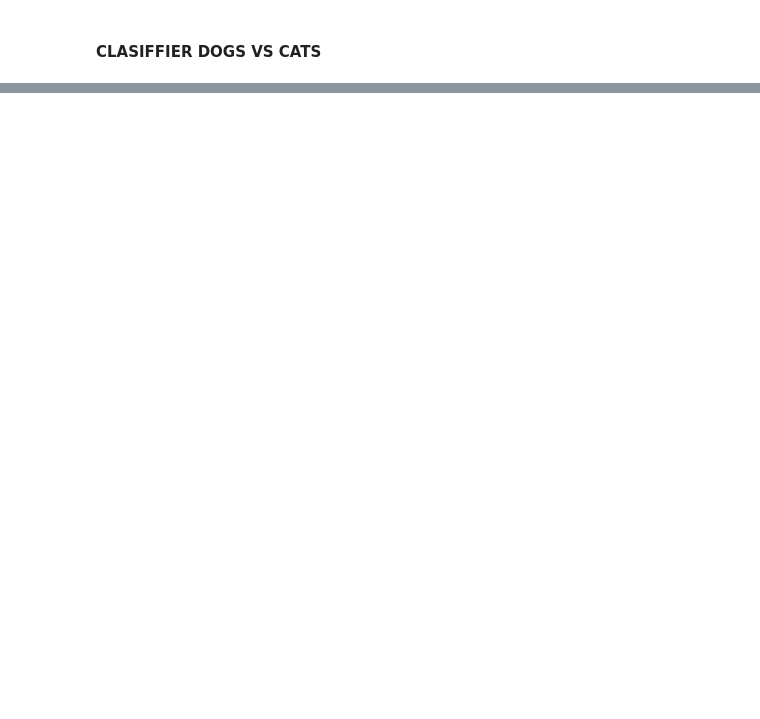
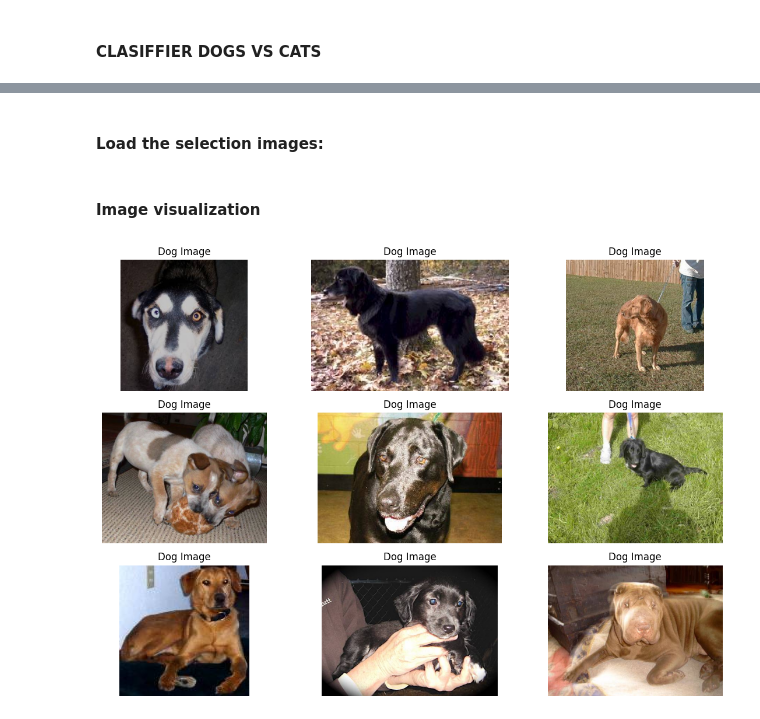
Before and after one commit to 4GeeksAcademy/GuilloMansa-MachineLearning, a Jupyter notebook: src/11-image-classifier-dogs-vs-cats.ipynb, the cells around one changed output, grey strips where cells are left out. Cells and saved outputs as stored; diff of their text form; code cells hidden in the pictures; blank space fills up the shorter version.

```diff
--- a/src/11-image-classifier-dogs-vs-cats.ipynb
+++ b/src/11-image-classifier-dogs-vs-cats.ipynb
@@ -16,0 +25,2 @@ from keras.preprocessing import image
+# %% [markdown]
+#### Load the selection images: ####
@@ -16,0 +40,37 @@ from keras.preprocessing import image
+# %% [markdown]
+#### Image visualization ####
+# %%
+# Path to the directory containing your image data
+data_dir = "../data/dogs-vs-cats/train"
+
+# Get a list of all dog image file names
+dog_subfolder = os.path.join(data_dir, "dog")
+
+# Get a list of all dog image file names
+dog_image_files = os.listdir(dog_subfolder)
+
+# Load the first nine dog images
+dog_images = []
+for i in range(9):
+    img_path = os.path.join(dog_subfolder, dog_image_files[i])
+    img = image.load_img(img_path)  # Adjust target_size as needed
+    img_array = image.img_to_array(img)
+    img_array /= 255.0  # Normalize pixel values to [0, 1]
+    dog_images.append(img_array)
+
+# Create a single figure to display all nine images
+plt.figure(figsize=(12, 8))
+
+for i in range(9):
+    plt.subplot(3, 3, i + 1)
+    plt.imshow(dog_images[i])
+    plt.title('Dog Image')
+    plt.axis('off')
+
+# Adjust Layout
+plt.tight_layout()
+
+# Show the pictures
+plt.show()
+# %% [output]
+[figure, added]
```
Also changed, not shown: parts of 17 cells of this notebook, 1 other file.
